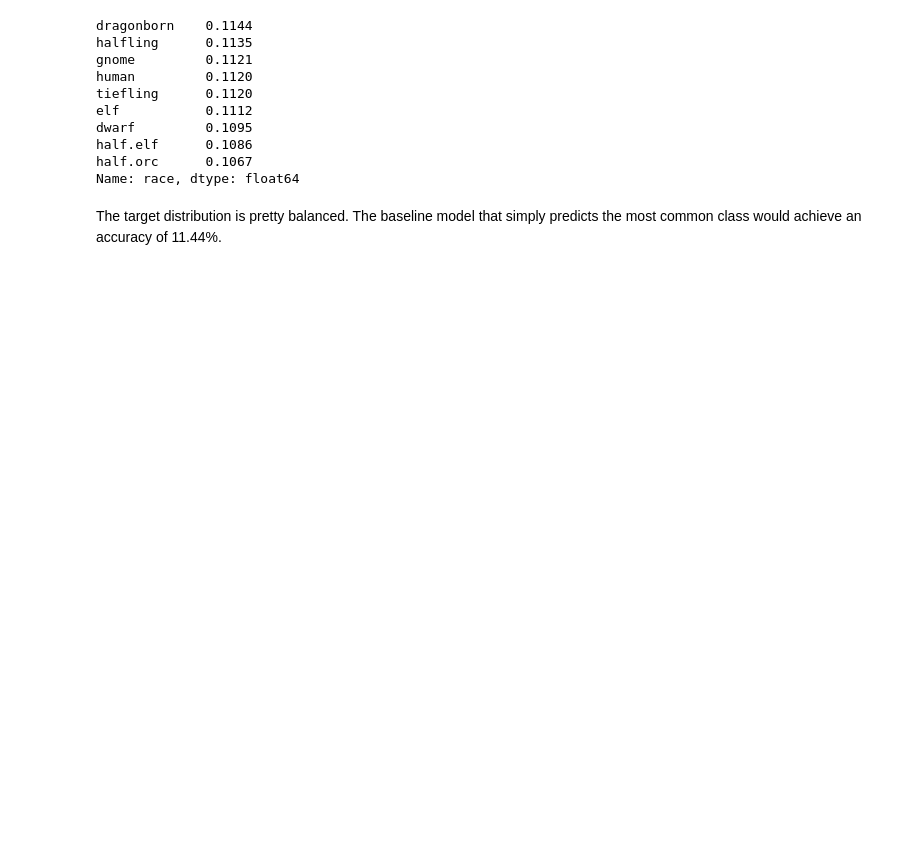
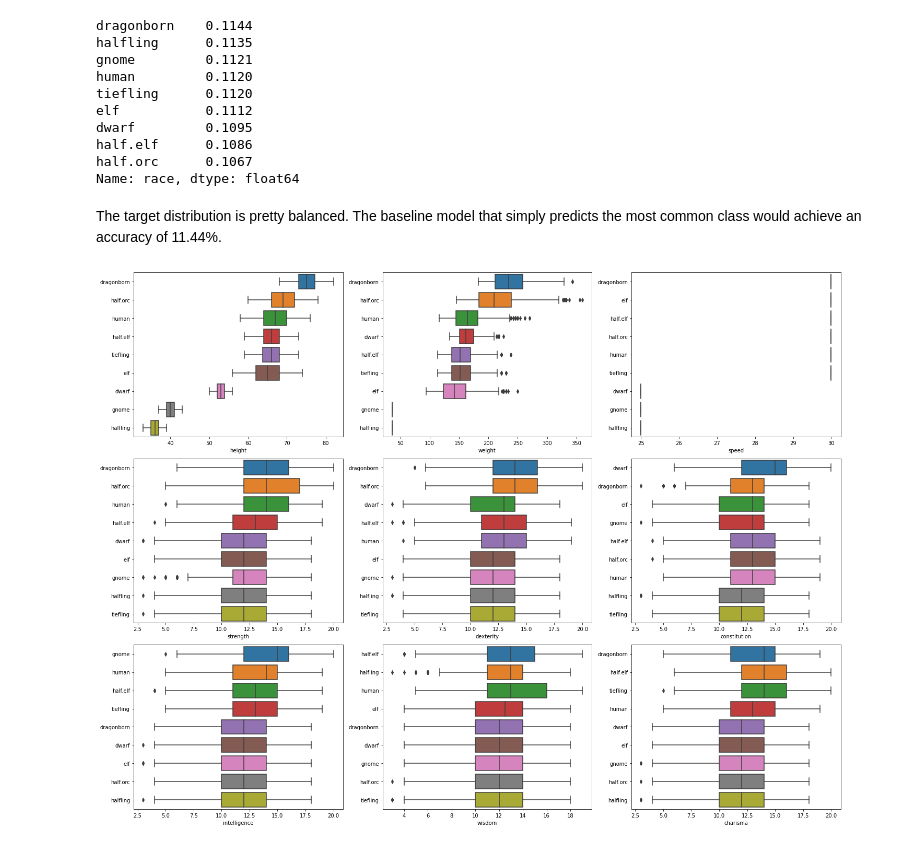
Before and after one commit to andrewabeles/dnd, a Jupyter notebook: dnd-race-classification.ipynb, the cells around one changed output. Cells and saved outputs as stored; diff of their text form; code cells hidden in the pictures; blank space fills up the shorter version.

Commit message:
Grouped boxplots of each predictor

```diff
--- a/dnd-race-classification.ipynb
+++ b/dnd-race-classification.ipynb
@@ -36,3 +38,25 @@ half.orc      0.1067
 Name: race, dtype: float64
 # %% [markdown]
 The target distribution is pretty balanced. The baseline model that simply predicts the most common class would achieve an accuracy of 11.44%.
+# %%
+def grouped_boxplot(x, group, data):
+    sorted_index = df.groupby(group)[x].median().sort_values(ascending=False).index
+    return sns.boxplot(y=group, x=x, data=data, order=sorted_index)
+# %%
+y = df.race
+X = df.drop(columns='race')
+# %%
+nsubplots = X.shape[1] # one subplot for each predictor
+ncols = round(nsubplots**0.5)
+nrows = (nsubplots // ncols) + (nsubplots % ncols)
+position = range(1, nsubplots + 1)
+
+fig = plt.figure(figsize=(20, 15))
+for i in range(nsubplots):
+    ax = fig.add_subplot(nrows, ncols, position[i])
+    ax = grouped_boxplot(X.columns[i], 'race', df)
+    ax.set(ylabel=None)
+fig.tight_layout()
+plt.show()
+# %% [output]
+[figure, added]
```
Also changed, not shown: parts of 1 cell of this notebook.
